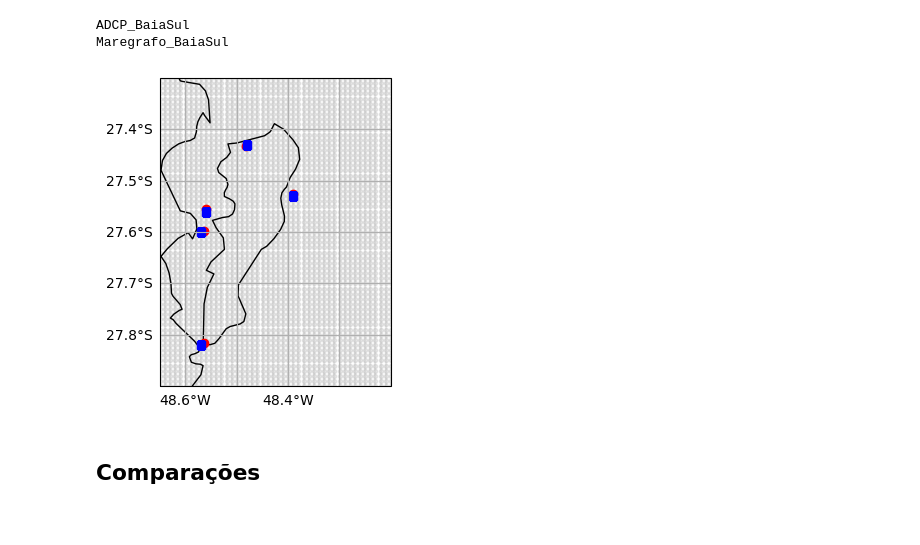
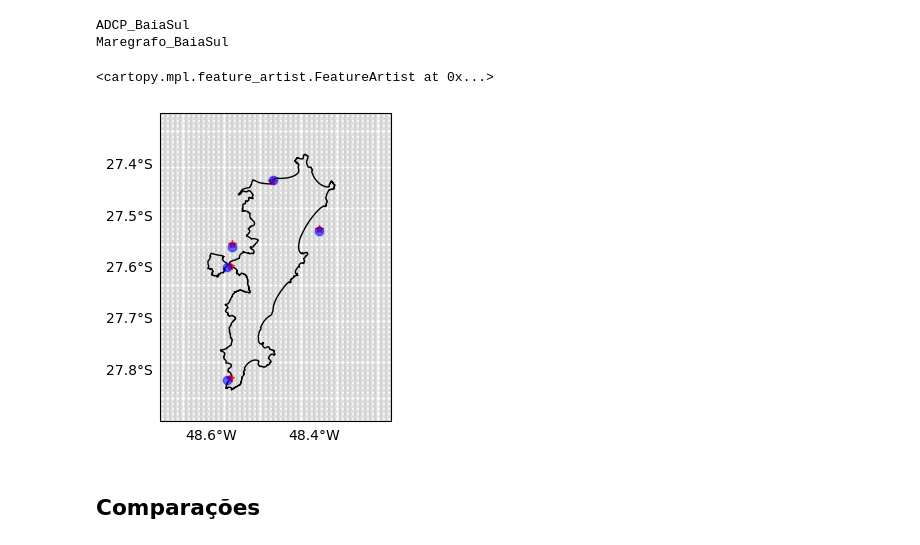
Before and after one commit to LaPoGeoMar/Proj_Modelagem_Pellet, a Jupyter notebook: 01-tidal-analysis-florencio2022_comparison.ipynb, the cells around one changed output. Cells and saved outputs as stored; diff of their text form; code cells hidden in the pictures.

```diff
--- a/01-tidal-analysis-florencio2022_comparison.ipynb
+++ b/01-tidal-analysis-florencio2022_comparison.ipynb
@@ -110,10 +110,10 @@ def creat_map(projection=ccrs.PlateCarree(), figsize=(4, 4), bbox=None):
     if bbox:
         ax.set_extent(bbox)
     gl = ax.gridlines(draw_labels=True)
+    gl.xlines = gl.ylines = False
     gl.top_labels = gl.right_labels = False
     gl.xformatter = LONGITUDE_FORMATTER
     gl.yformatter = LATITUDE_FORMATTER
-    ax.coastlines(resolution="10m")
     return fig, ax
 # %%
 bbox = ds["m"].min(), ds["m"].max(), ds["n"].min(), ds["n"].max()
@@ -125,20 +125,29 @@ import numpy as np
 x, y = np.meshgrid(ds["m"], ds["n"])
 # %%
 # %matplotlib notebook
+import geopandas
+
+
+gdf = geopandas.read_file("data/floripa.geojson")
+geom = gdf["geometry"].squeeze()
 
 fig, ax = creat_map(bbox=bbox)
 
 kw = {"marker": ".", "linestyle": "-", "alpha": 0.25, "color": "darkgray"}
 ax.plot(x, y, **kw, zorder=0);
 for location, row in df.iterrows():
-    ax.plot(row["Lon"], row["Lat"], "ro", label=location)
+    ax.plot(row["Lon"], row["Lat"], "r*", label=location, alpha=0.75)
 
 for location, serie in series.items():
-    ax.plot(serie["longitude"], serie["latitude"], "bs")
+    ax.plot(serie["longitude"], serie["latitude"], "bo", alpha=0.55)
 
-ax.set_extent([-48.65, -48.2, -27.9, -27.3])
+ax.set_extent([-48.7, -48.25, -27.9, -27.3])
+# Using a custom coastline b/c the global one sucks!
+# ax.coastlines(resolution="10m")
+ax.add_geometries([geom], ccrs.PlateCarree(), edgecolor="black", facecolor="none")
 # %% [output]
+<cartopy.mpl.feature_artist.FeatureArtist at 0x...>
-[figure, old version]
+[figure, new version]
 # %%
 model_elev = {k: v["waterlevel"].to_numpy().squeeze() for k, v in series.items()}
 
```
Also changed, not shown: parts of 5 cells of this notebook.
